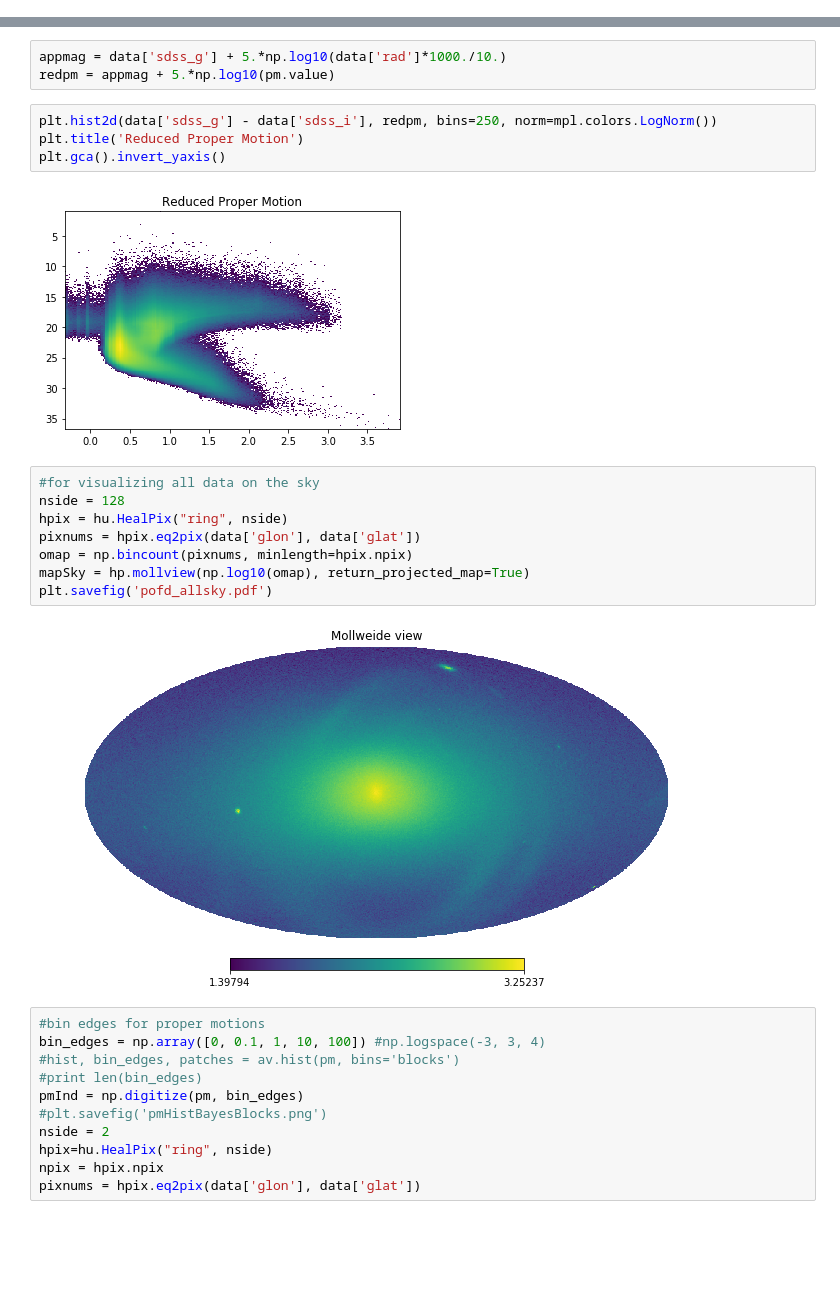
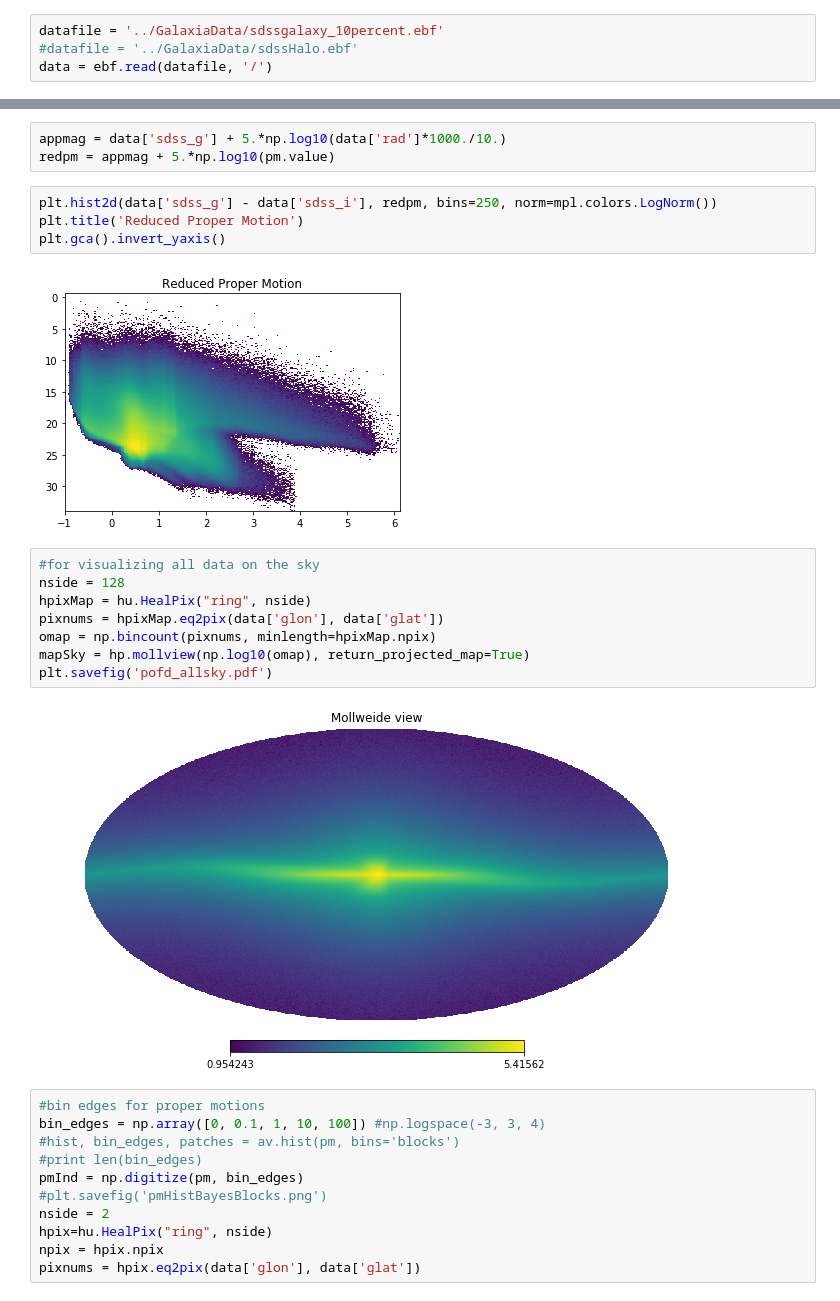
Before and after one commit to andersdot/modelMWkinematics, a Jupyter notebook: pmHalo.ipynb, the cells around one changed output, grey strips where cells are left out. Cells and saved outputs as stored; diff of their text form; blank space fills up the shorter version.

Commit message:
pretty plots

```diff
--- a/pmHalo.ipynb
+++ b/pmHalo.ipynb
@@ -15,3 +41,7 @@ data = ebf.read('../GalaxiaData/sdssHalo.ebf', '/')
+# %%
+datafile = '../GalaxiaData/sdssgalaxy_10percent.ebf'
+#datafile = '../GalaxiaData/sdssHalo.ebf'
+data = ebf.read(datafile, '/')
 # %%
 data.keys()
 # %% [output]
@@ -47,17 +77,17 @@ plt.hist2d(data['sdss_g'] - data['sdss_i'], redpm, bins=250, norm=mpl.colors.Log
 plt.title('Reduced Proper Motion')
 plt.gca().invert_yaxis()
 # %% [output]
-[figure, old version]
+[figure, new version]
 # %%
 #for visualizing all data on the sky
 nside = 128
-hpix = hu.HealPix("ring", nside)
-pixnums = hpix.eq2pix(data['glon'], data['glat'])
-omap = np.bincount(pixnums, minlength=hpix.npix)
+hpixMap = hu.HealPix("ring", nside)
+pixnums = hpixMap.eq2pix(data['glon'], data['glat'])
+omap = np.bincount(pixnums, minlength=hpixMap.npix)
 mapSky = hp.mollview(np.log10(omap), return_projected_map=True)
 plt.savefig('pofd_allsky.pdf')
 # %% [output]
-[figure, old version]
+[figure, new version]
 # %%
 #bin edges for proper motions
 bin_edges = np.array([0, 0.1, 1, 10, 100]) #np.logspace(-3, 3, 4)
```
Also changed, not shown: parts of 18 cells of this notebook, 1 other file.
